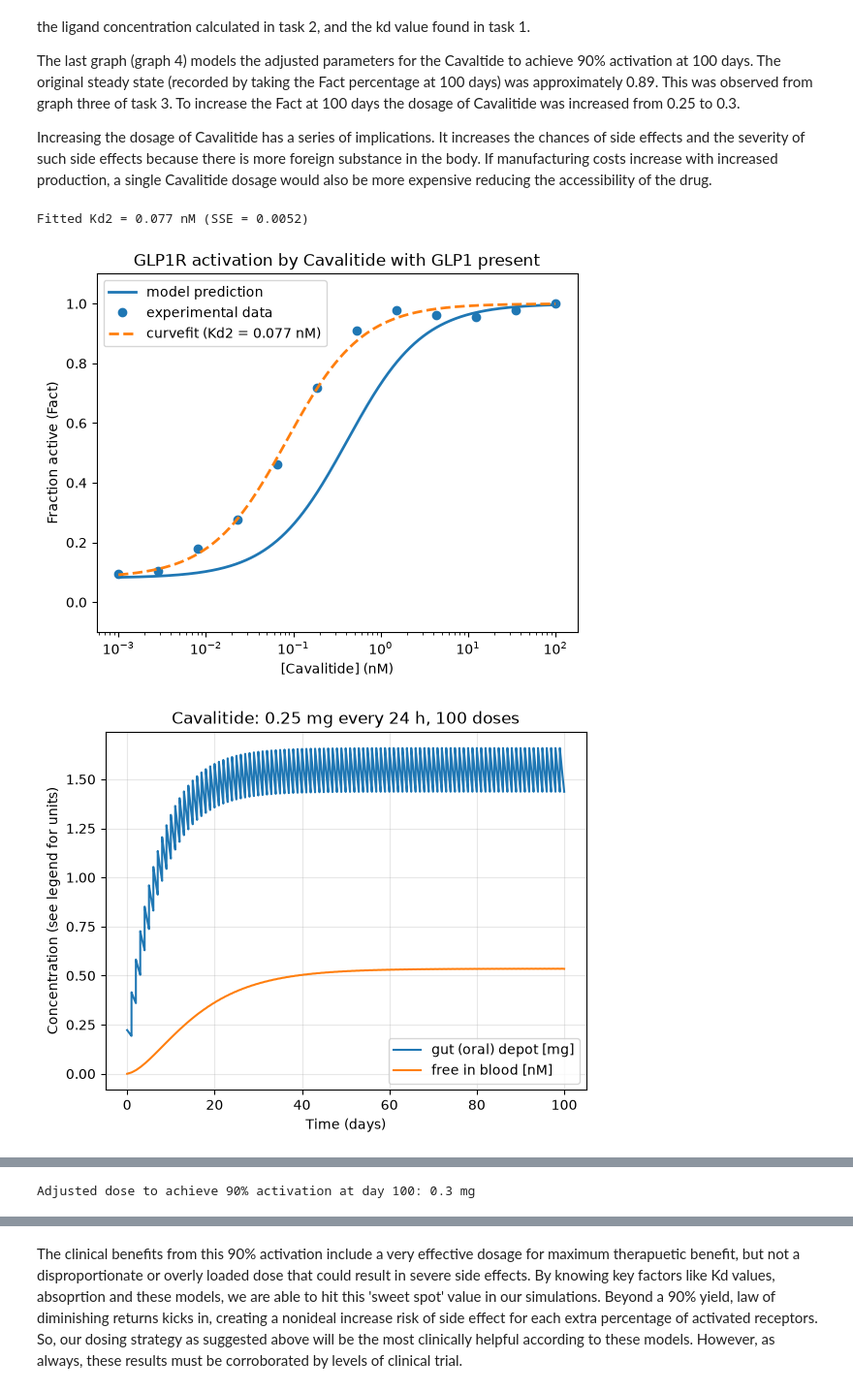
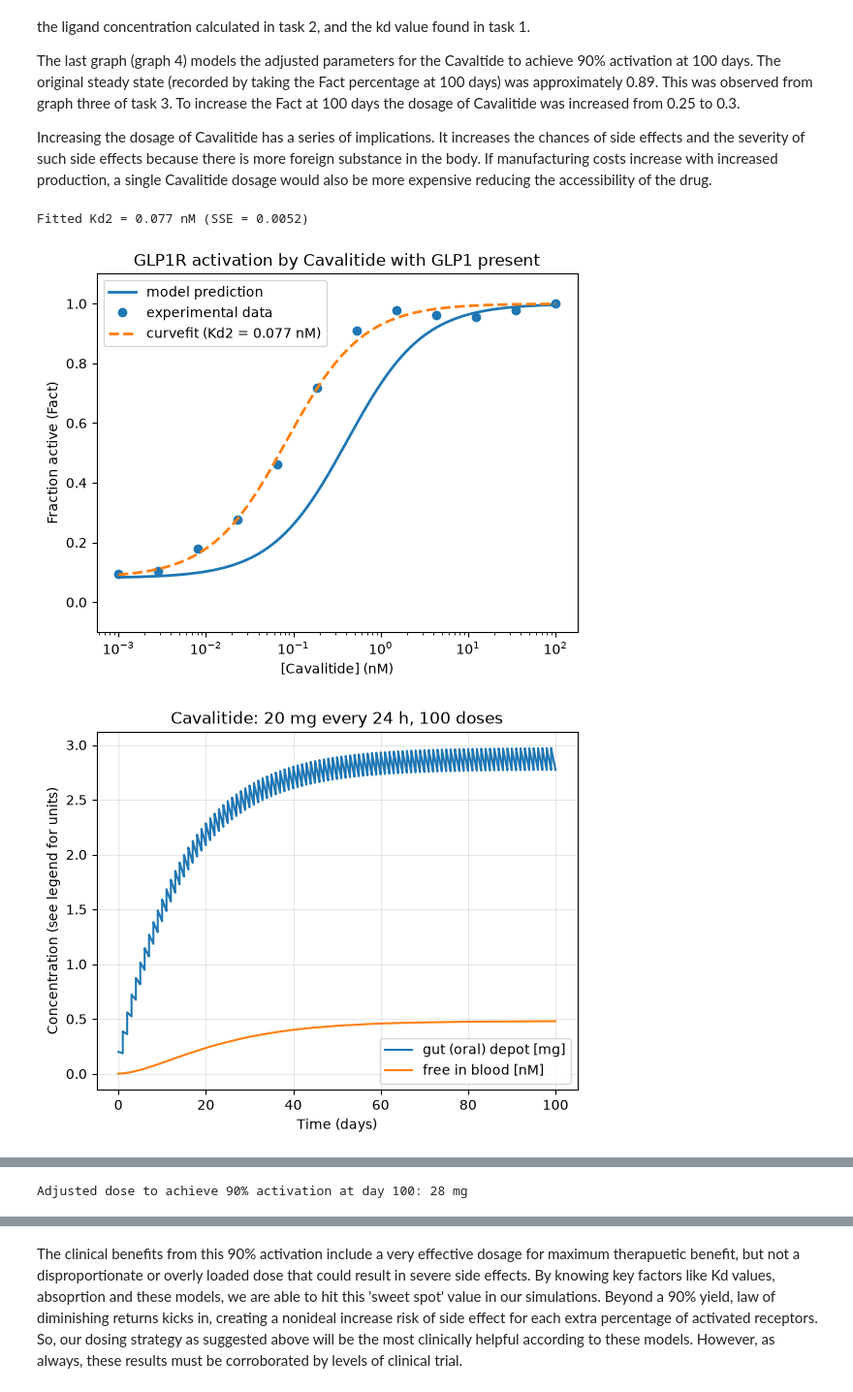
Before and after one commit to LayR451/Module_3, a Jupyter notebook: Module3_Project_Template.ipynb, the cells around one changed output, grey strips where cells are left out. Shown at 97% size. Cells and saved outputs as stored; diff of their text form; code cells hidden in the pictures.

```diff
--- a/Module3_Project_Template.ipynb
+++ b/Module3_Project_Template.ipynb
@@ -376,10 +377,11 @@ drug = "Cavalitide"
 
 # product-specific parameters
 products = {
-    'Cavalitide': dict(Favailable=0.89,
-                       ka=0.006,
-                       D=0.25,
-                       DA=0.30, #adjusted dose to achieve 90% activation at day 100
+
+    'Cavalitide': dict(Favailable=0.01,
+                       ka=0.0029,
+                       D=20, # mg
+                       DA=28, #adjusted dose to achieve 90% activation at day 100
                        interval=24,
                        n_doses=100,
                        depot='gut (oral)'),
@@ -398,6 +400,12 @@ Ffree = 0.01 # rest of semaglutide bound to albumin
 def FactC(L, Kd):
     """Fractional receptor activation: L / (Kd + L)"""
     return L / (Kd + L)
+
+def Fact_asymptote(D):    # This function will allow us to draw asymtotes for the graphs later on.
+    Cc_ss = Favailable * D / (interval * V * ke)   # mg/L, average steady state
+    Cc_ss_nM = Cc_ss * 1e-3 / MW * 1e9             # nM
+    L_ss = Ffree * Cc_ss_nM                        # free drug, nM
+    return FactC(L_ss, Kd2_fit)
 
 # simulation parameters
 dt = 0.1 # h, Euler step size
@@ -466,6 +474,7 @@ plt.show()
 #seperate graph to display how Fact changes over time.
 plt.figure()
 plt.plot(t / 24, Fact_out, label="Fraction of activated receptors")
+plt.axhline(Fact_asymptote(D), color="k", linestyle=":", label=f"asymptote ({Fact_asymptote(D):.2f})")
 plt.xlabel("Time (days)")
 plt.ylabel("Fraction active (Fact)")
 plt.title(f"{drug}: receptor activation over time")
@@ -505,32 +514,33 @@ def simulateA(DA, n_doses, interval, dt):
         )
         y_seg = sol.y
 
         t_out.append(t_seg)
         Asc_out.append(y_seg[0])
         Cc_out.append(y_seg[1])
         y = y_seg[:, -1].copy() # carry state into next interval
 
     t2 = np.concatenate(t_out)
     Asc_out2 = np.concatenate(Asc_out)
     Cc_out2 = np.concatenate(Cc_out)
     Cc_nMM2 = Cc_out2 * 1e-3 / MW * 1e9
     L = Ffree*Cc_nMM2 # free semaglutide in blood [nM]
     Fact_out2 = FactC(L, Kd2_fit) # fraction of activated receptors
     return t2, Asc_out2, Cc_nMM2, Fact_out2
 
-t2, Asc2, Cc2, Fact_out2 = simulate(DA, n_doses, interval, dt)
+t2, Asc2, Cc2, Fact_out2 = simulateA(DA, n_doses, interval, dt)
 print(f"Adjusted dose to achieve 90% activation at day 100: {DA} mg")
 #show new graph with adjusted dosage to achieve 90% activation at day 100.
 plt.figure()
 plt.plot(t2 / 24, Fact_out2, label="Fraction of activated receptors")
+plt.axhline(Fact_asymptote(DA), color="k", linestyle=":", label=f"asymptote ({Fact_asymptote(DA):.2f})")
 plt.xlabel("Time (days)")
 plt.ylabel("Fraction active (Fact)")
 plt.title(f"{drug}: receptor activation over time (with adjusted dose)")
 plt.ylim(0, 1)
 plt.legend()
 plt.grid(alpha=0.3)
 plt.show()
 # %% [output]
 Fitted Kd2 = 0.077 nM (SSE = 0.0052)
 [figure]
-[figure, old version]
+[figure, new version]
@@ -538 +548 @@ Fitted Kd2 = 0.077 nM (SSE = 0.0052)
-Adjusted dose to achieve 90% activation at day 100: 0.3 mg
+Adjusted dose to achieve 90% activation at day 100: 28 mg
```
Also changed, not shown: parts of 6 cells of this notebook.
